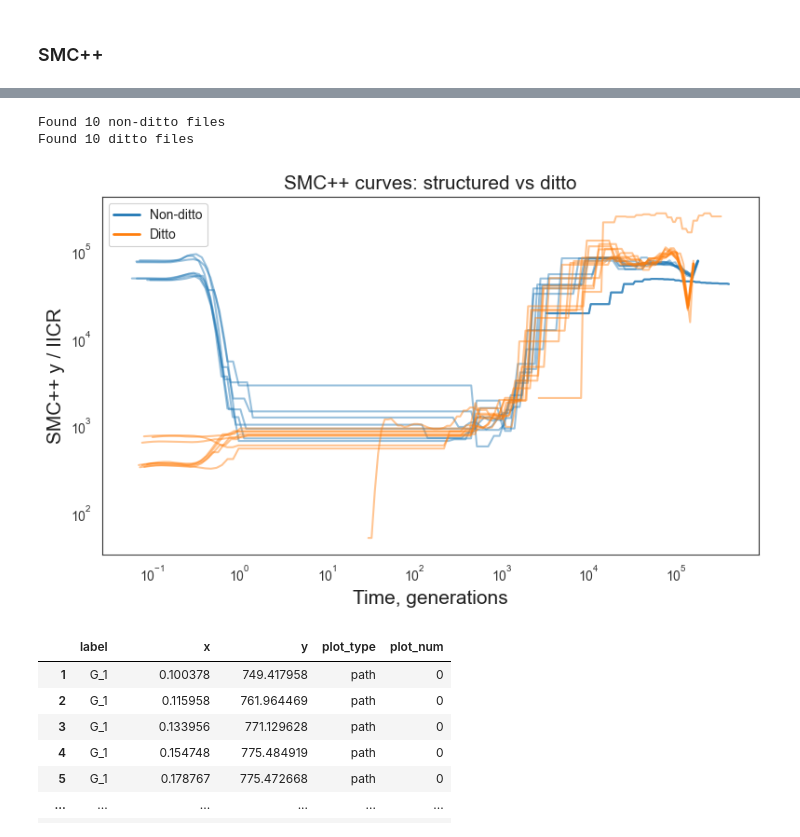
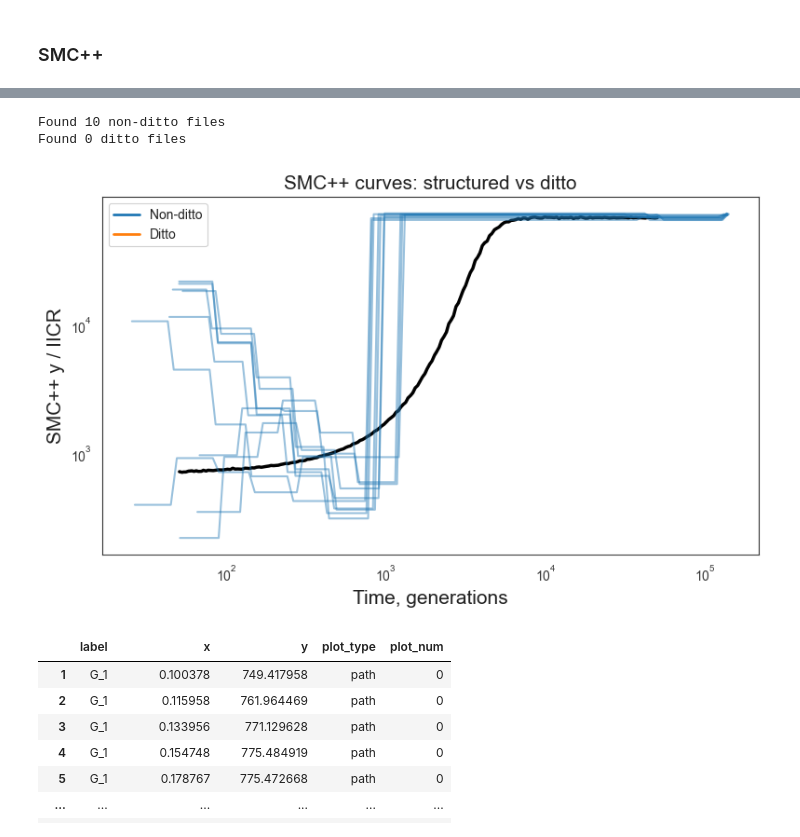
Before and after one commit to albanieto/structured_IICR_SMC, a Jupyter notebook: plot_IICRs.ipynb, the cells around one changed output, grey strips where cells are left out. Saved outputs shown, nothing was run; the diff lists cells and outputs as text; code cells hidden in the pictures.

```diff
--- a/plot_IICRs.ipynb
+++ b/plot_IICRs.ipynb
@@ -389,7 +951,7 @@ import matplotlib.pyplot as plt
 from matplotlib.lines import Line2D
 
 # folder containing the CSV files
-directory = Path("/Users/alba/files/2026/structred_smc_IICR/ditto_curves")
+directory = Path("/Users/alba/files/2026/structred_smc_IICR/ditto_curves/st_smcpp2")
 
 # restrict to this simulation
 pattern = (
@@ -430,6 +992,14 @@ def read_curve(path):
 
 plt.figure(figsize=(8, 5))
 
+plt.plot(
+    sim["Time"],
+    sim["IICRsim"],
+    color="black",
+    lw=2.5,
+    label="IICRsim"
+)
+
 # non-ditto curves
 for f in non_ditto_files:
     df = read_curve(f)
@@ -443,35 +1013,35 @@ for f in non_ditto_files:
 
 # ditto curves
 for f in ditto_files:
     df = read_curve(f)
     plt.plot(
         df["x"],
         df["y"],
         color="tab:orange",
         alpha=0.45,
         lw=1.5
     )
 
 plt.xscale("log")
 plt.yscale("log")
 
 plt.xlabel("Time, generations")
 plt.ylabel("SMC++ y / IICR")
 plt.title("SMC++ curves: structured vs ditto")
 
 legend_elements = [
     Line2D([0], [0], color="tab:blue", lw=2, label="Non-ditto"),
     Line2D([0], [0], color="tab:orange", lw=2, label="Ditto"),
 ]
 
 plt.legend(handles=legend_elements)
 
 plt.tight_layout()
 plt.show()
 # %% [output]
 Found 10 non-ditto files
-Found 10 ditto files
+Found 0 ditto files
-[figure, old version]
+[figure, new version]
 # %%
 df
 # %% [output]
```
Also changed, not shown: parts of 8 cells of this notebook, 1 other file.
